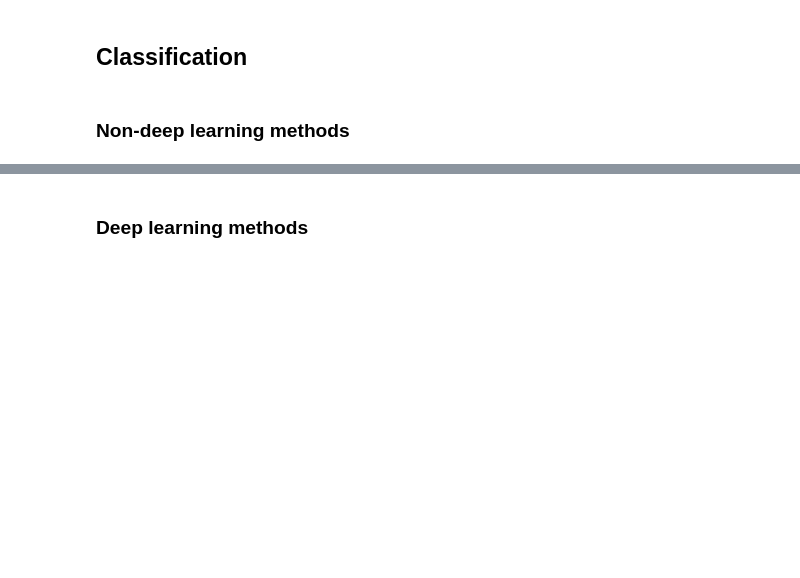
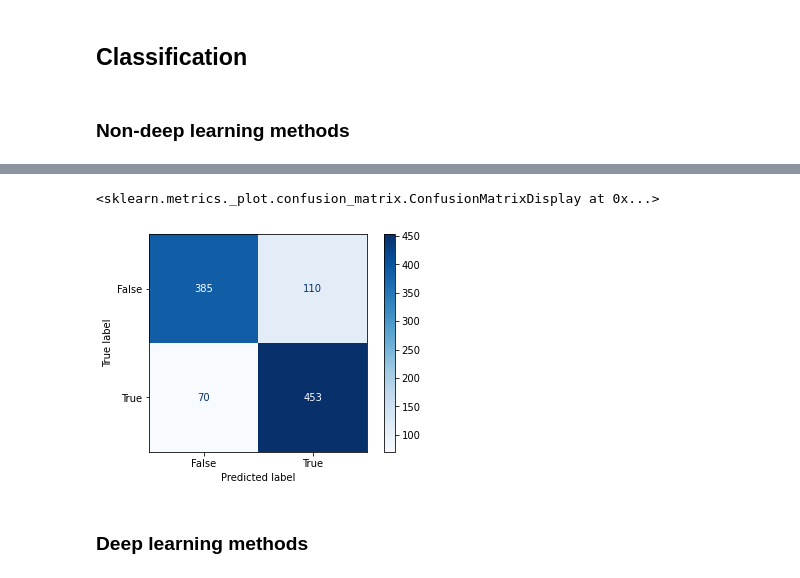
Before and after one commit to rr1017/AMLS_21-22-_SN21213556, a Jupyter notebook: Script.ipynb, the cells around one changed output, grey strips where cells are left out. Drawn from its saved outputs; the diff is of its cells as text; code cells hidden in the pictures; blank space fills up the shorter version.

```diff
--- a/Script.ipynb
+++ b/Script.ipynb
@@ -51,3 +54,10 @@ print(np.shape(y_resampled))
+# %%
+# k-fold splitting
+kf = KFold(n_splits=5,shuffle=True)
+kf.get_n_splits(X_resampled)
+for train_index, test_index in kf.split(X_resampled):
+    X_train, X_val = X_resampled[train_index], X_resampled[test_index]
+    y_train, y_val = y_resampled[train_index], y_resampled[test_index]
 # %% [markdown]
 ## Feature extraction
 # %% [markdown]
@@ -131,0 +172,10 @@ df[df['perspective']=='front'].plot('corr_top','Horizontal symmetry',kind='scatt
+# %%
+# Perform PCA to reduce all initial features into principal components
+
+pca = PCA(n_components=2)
+pca.fit(X_train)
+print(pca.explained_variance_ratio_)
+
+test = pca.transform(X_val)[0]
+print(test)
+plt.scatter()
@@ -179,18 +205,7 @@ df['energy_HH'] = feature6
 ### Non-deep learning methods
 # %%
 # Use non-deep learning methods such as SVM, LDA, NB, logistic regression
-
-X = df.iloc[:,5:].to_numpy()
-y = df['tumour']
-
-# k-fold splitting
-kf = KFold(n_splits=5,shuffle=True)
-kf.get_n_splits(X)
-for train_index, test_index in kf.split(X):
-    X_train, X_val = X[train_index], X[test_index]
-    y_train, y_val = y[train_index], y[test_index]
-
-# SVM classifier training
+# Classifier training
 clf = discriminant_analysis.LinearDiscriminantAnalysis() # naive_bayes.GaussianNB() # neighbors.KNeighborsClassifier() # svm.SVC()
 clf.fit(X_train,y_train)
 
@@ -202,2 +226,7 @@ print(classification_report(y_val,yhat))
+# %%
+plot_confusion_matrix(clf,X_val,y_val,cmap='Blues')
+# %% [output]
+<sklearn.metrics._plot.confusion_matrix.ConfusionMatrixDisplay at 0x...>
+[figure, added]
 # %% [markdown]
 ### Deep learning methods
```
Also changed, not shown: parts of 10 cells of this notebook.
